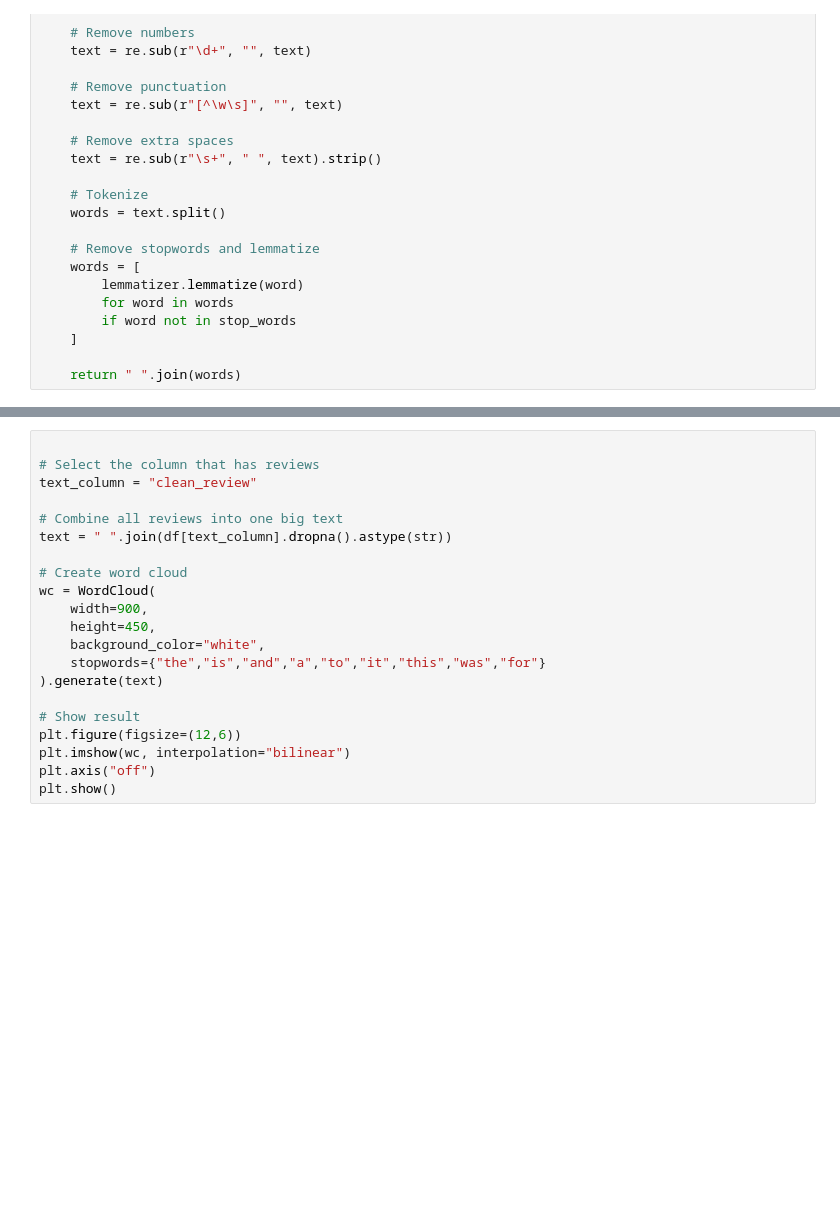
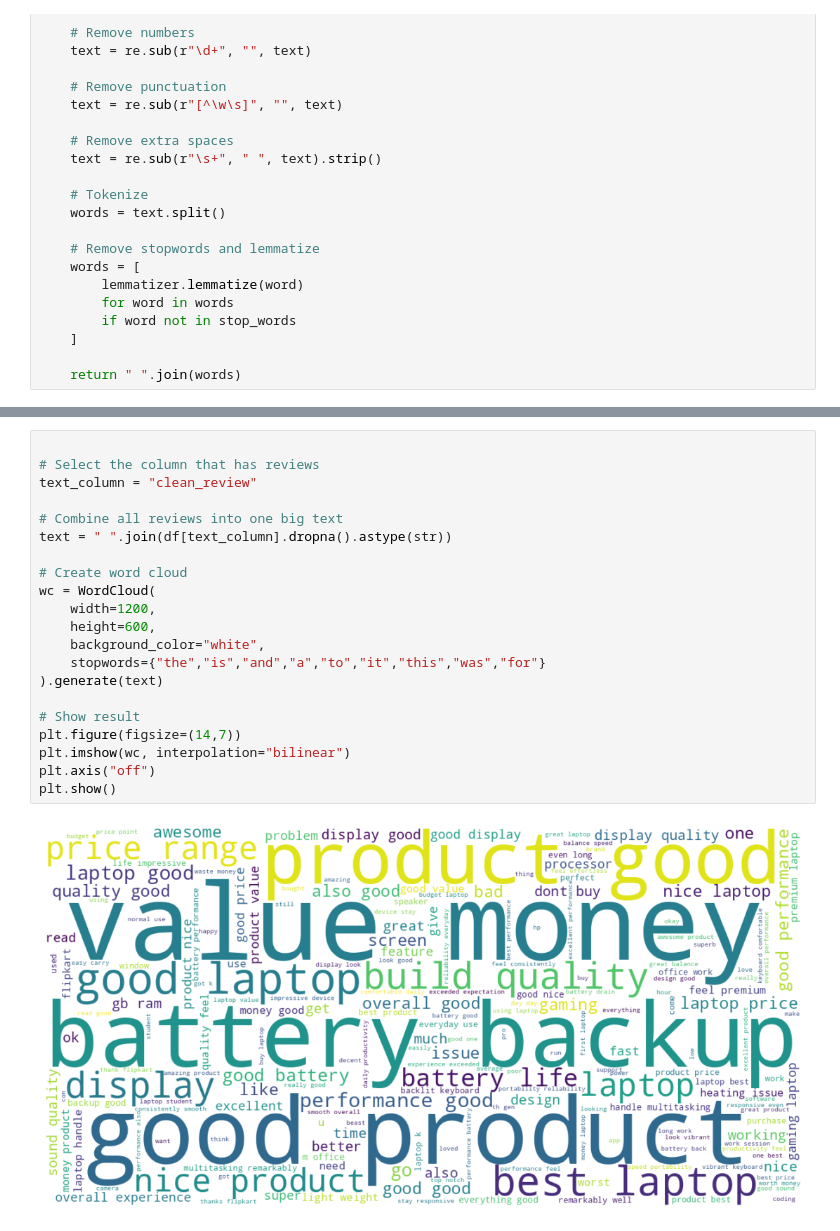
Before and after one commit to AliaF123/Laptop_Review, a Jupyter notebook: laptop_review_analysis.ipynb, the cells around one changed output, grey strips where cells are left out. Saved outputs shown, nothing was run; the diff lists cells and outputs as text; blank space fills up the shorter version.

```diff
--- a/laptop_review_analysis.ipynb
+++ b/laptop_review_analysis.ipynb
@@ -149,21 +168,23 @@ df['clean_review']
 # %%
 
 # Select the column that has reviews
 text_column = "clean_review"
 
 # Combine all reviews into one big text
 text = " ".join(df[text_column].dropna().astype(str))
 
 # Create word cloud
 wc = WordCloud(
-    width=900,
-    height=450,
+    width=1200,
+    height=600,
     background_color="white",
     stopwords={"the","is","and","a","to","it","this","was","for"}
 ).generate(text)
 
 # Show result
-plt.figure(figsize=(12,6))
+plt.figure(figsize=(14,7))
 plt.imshow(wc, interpolation="bilinear")
 plt.axis("off")
 plt.show()
+# %% [output]
+[figure, added]
```
Also changed, not shown: parts of 36 cells of this notebook.
